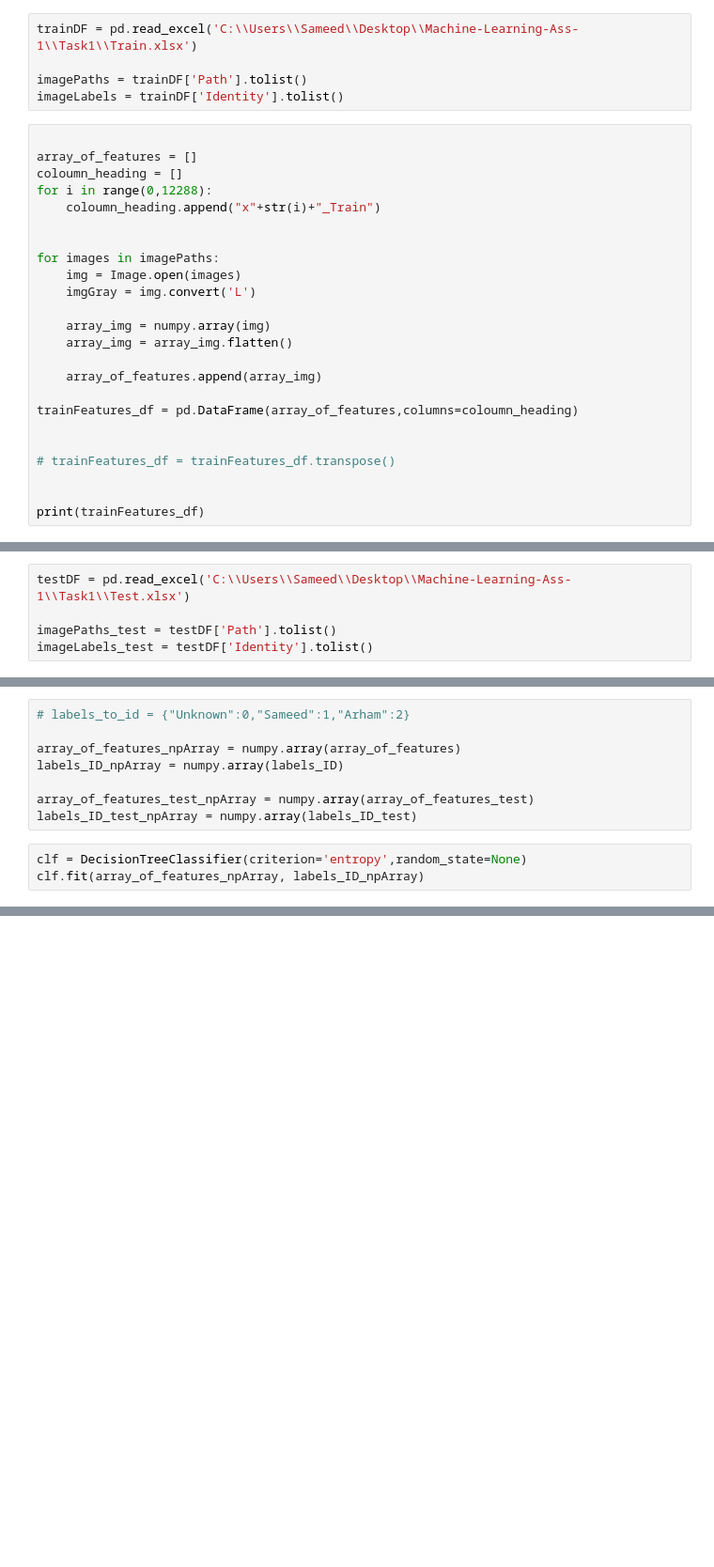
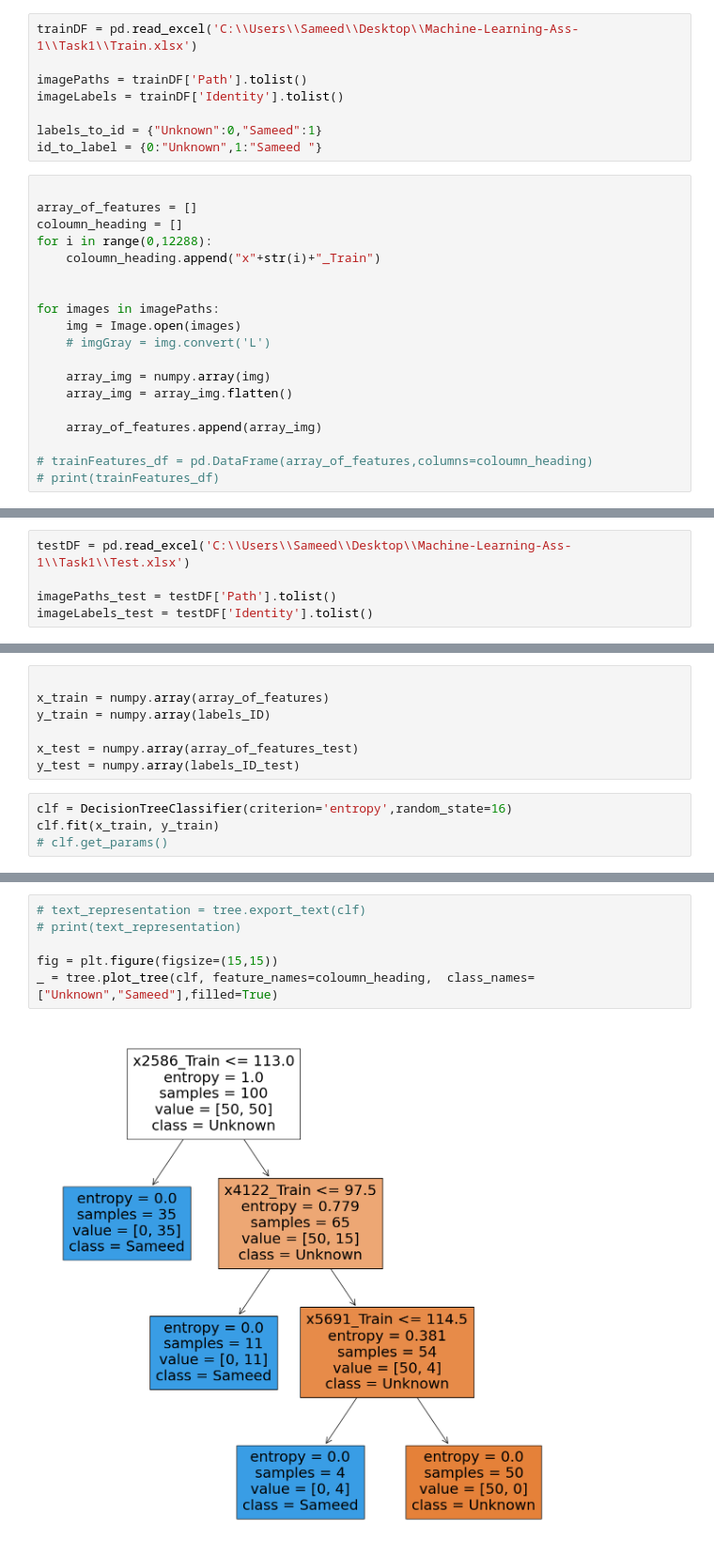
Before and after one commit to UnderCoverTable/Machine-Learning-Ass-1, a Jupyter notebook: Task1/Feature_Space.ipynb, the cells around one changed output, grey strips where cells are left out. Shown: that part at 94% size. Drawn from its saved outputs; the diff is of its cells as text; blank space fills up the shorter version.

```diff
--- a/Task1/Feature_Space.ipynb
+++ b/Task1/Feature_Space.ipynb
@@ -11,6 +17,9 @@ trainDF = pd.read_excel('C:\\Users\\Sameed\\Desktop\\Machine-Learning-Ass-1\\Tas
 
 imagePaths = trainDF['Path'].tolist()
 imageLabels = trainDF['Identity'].tolist()
+
+labels_to_id = {"Unknown":0,"Sameed":1}
+id_to_label = {0:"Unknown",1:"Sameed "}
 # %%
 
 array_of_features = []
@@ -21,17 +30,12 @@ for i in range(0,12288):
 
 for images in imagePaths:
     img = Image.open(images)
-    imgGray = img.convert('L')
+    # imgGray = img.convert('L')
 
     array_img = numpy.array(img)
     array_img = array_img.flatten()
 
     array_of_features.append(array_img)
 
-trainFeatures_df = pd.DataFrame(array_of_features,columns=coloumn_heading)
-
-
-# trainFeatures_df = trainFeatures_df.transpose()
-
-
-print(trainFeatures_df)
+# trainFeatures_df = pd.DataFrame(array_of_features,columns=coloumn_heading)
+# print(trainFeatures_df)
@@ -155,12 +89,12 @@ print(testLabels_df)
 # %%
-# labels_to_id = {"Unknown":0,"Sameed":1,"Arham":2}
 
-array_of_features_npArray = numpy.array(array_of_features)
-labels_ID_npArray = numpy.array(labels_ID)
+x_train = numpy.array(array_of_features)
+y_train = numpy.array(labels_ID)
 
-array_of_features_test_npArray = numpy.array(array_of_features_test)
-labels_ID_test_npArray = numpy.array(labels_ID_test)
+x_test = numpy.array(array_of_features_test)
+y_test = numpy.array(labels_ID_test)
 # %%
-clf = DecisionTreeClassifier(criterion='entropy',random_state=None)
-clf.fit(array_of_features_npArray, labels_ID_npArray)
+clf = DecisionTreeClassifier(criterion='entropy',random_state=16)
+clf.fit(x_train, y_train)
+# clf.get_params()
 # %% [output]
@@ -189,0 +142,8 @@ F1:  [1. 1.]
+# %%
+# text_representation = tree.export_text(clf)
+# print(text_representation)
+
+fig = plt.figure(figsize=(15,15))
+_ = tree.plot_tree(clf, feature_names=coloumn_heading,  class_names=["Unknown","Sameed"],filled=True)
+# %% [output]
+[figure, added]
```
Also changed, not shown: parts of 13 cells of this notebook.
